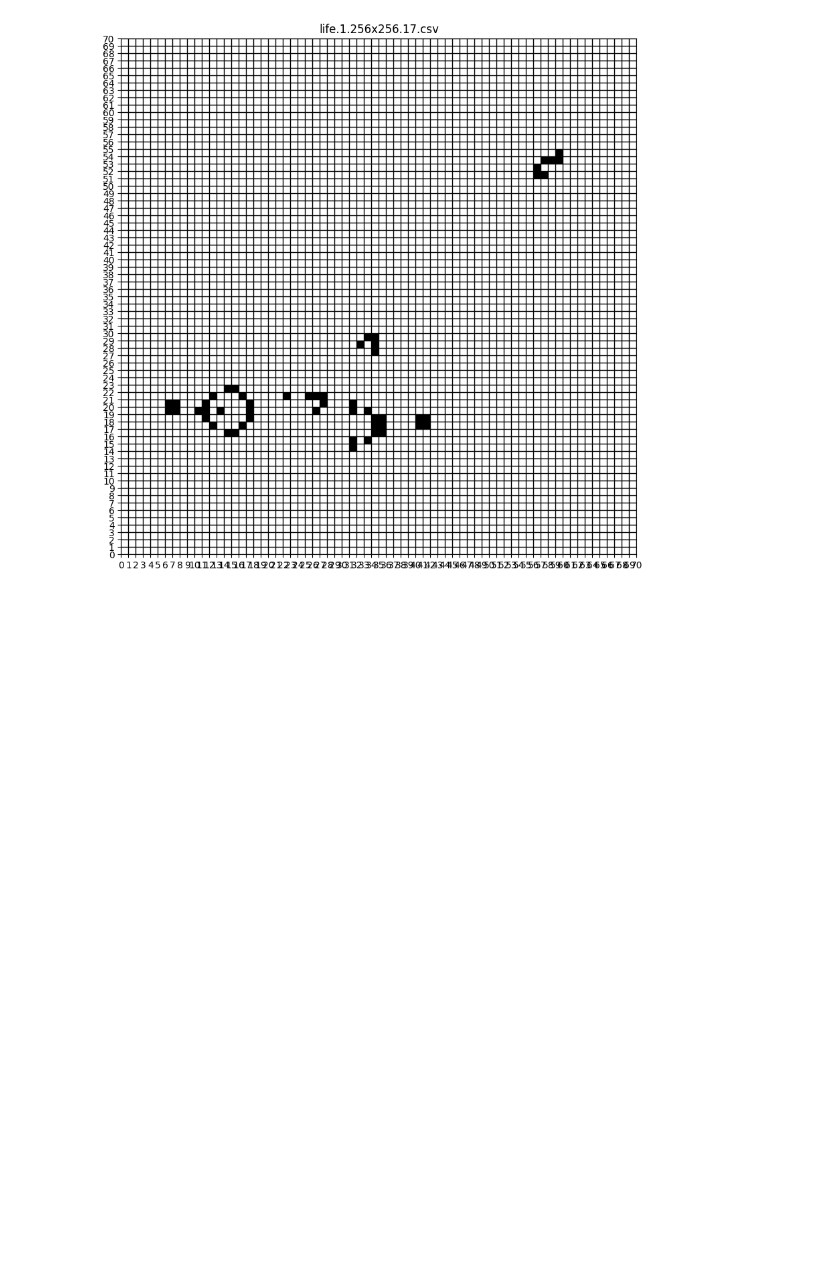
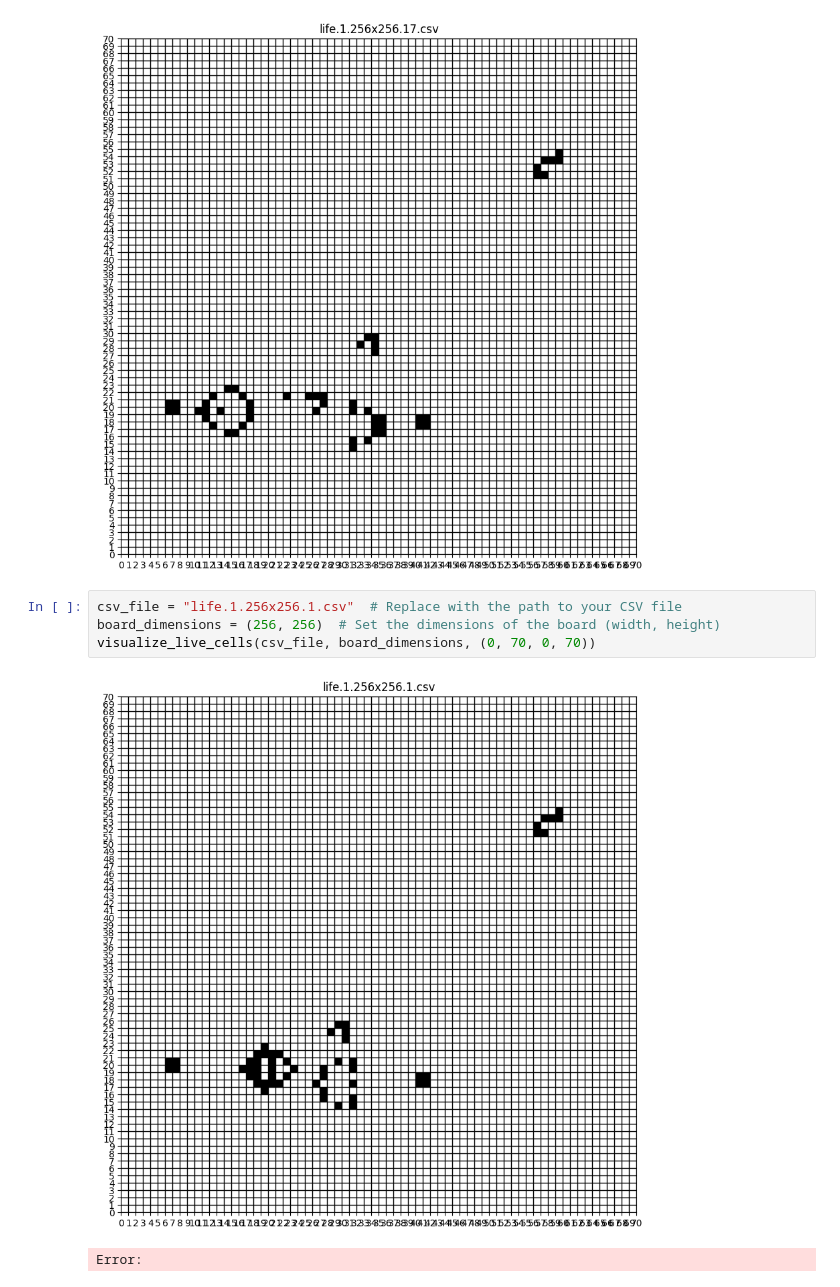
Before and after one commit to 5ean-github/CMSC616, a Jupyter notebook: visualize.ipynb, the cells around one changed output. Cells and saved outputs as stored; diff of their text form; blank space fills up the shorter version.

```diff
--- a/visualize.ipynb
+++ b/visualize.ipynb
@@ -76,3 +76,10 @@ board_dimensions = (256, 256)  # Set the dimensions of the board (width, height)
 visualize_live_cells(csv_file, board_dimensions, (0, 70, 0, 70))
 # %% [output]
 [figure]
+# %%
+csv_file = "life.1.256x256.1.csv"  # Replace with the path to your CSV file
+board_dimensions = (256, 256)  # Set the dimensions of the board (width, height)
+visualize_live_cells(csv_file, board_dimensions, (0, 70, 0, 70))
+# %% [output]
+[figure, added]
+Error:
```
Also changed, not shown: 1 other file.
